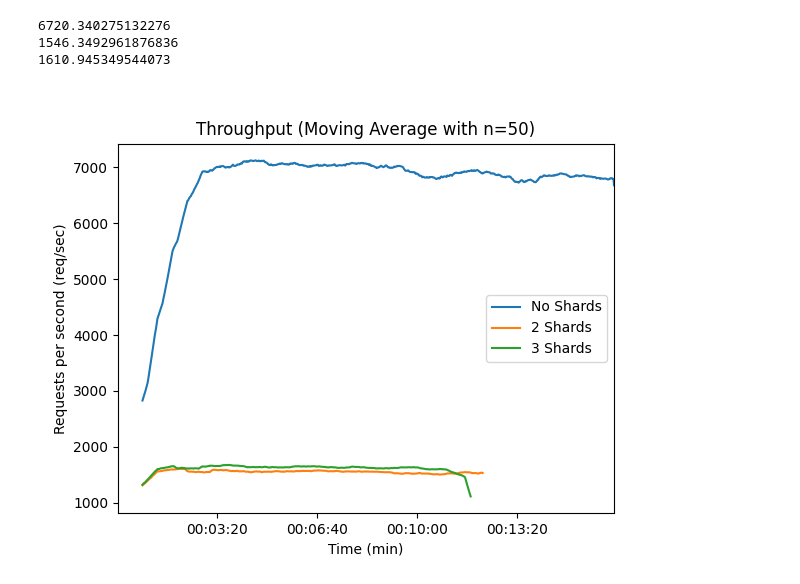
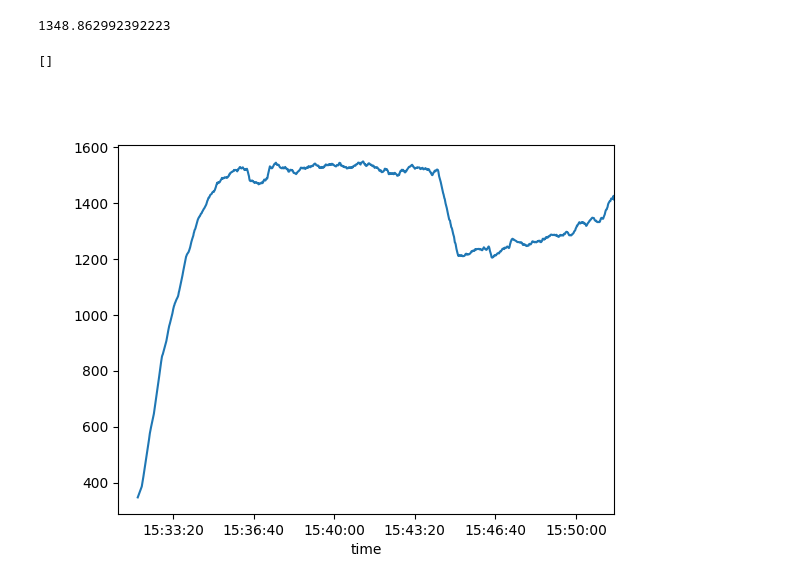
Before and after one commit to Corgam/mongo_benchmark, a Jupyter notebook: data_analysis/throughput_single.ipynb, the cells around one changed output. Saved outputs shown, nothing was run; the diff lists cells and outputs as text; code cells hidden in the pictures.

Commit message:
Uploaded latency figures

```diff
--- a/data_analysis/throughput_single.ipynb
+++ b/data_analysis/throughput_single.ipynb
@@ -8,0 +1,21 @@ DATA_PATH3 = "Results_benchmarks3\Sorted_Results7_Shards3_06-02-2022_22-38-15.tx
+# %%
+"""
+Notebook usage:
+
+Plots:
+    1. Throughput for all sharding scenarios from one experiment.
+
+Setup:
+    In order to run, change the DATA_PATHS to corresponding files.
+    To show only 2 and 3 shards, comment out the section with no shards.
+
+Note: it is not guaranteed that the plotting will work for new data. Some of the variables where changed by hand,
+ and need to be changed again when new data is plotted.
+"""
+%matplotlib widget
+import pandas as pd
+import matplotlib.pyplot as plt
+import datetime
+DATA_PATH_NO_SHARDS = "Results_benchmark_start1\Sorted_Results11_Shards1_07-02-2022_16-52-42.txt.csv"
+DATA_PATH_2_SHARDS = "Results_benchmark_start1\Sorted_Results9_Shards2_07-02-2022_13-42-32.txt.csv"
+DATA_PATH_3_SHARDS = "Results_benchmark_start1\Sorted_Results10_Shards3_07-02-2022_14-58-06.txt.csv"
@@ -9,32 +36,24 @@ DATA_PATH3 = "Results_benchmarks3\Sorted_Results7_Shards3_06-02-2022_22-38-15.tx
+# %%
+### 2 SHARDS
+df: pd.DataFrame = pd.read_csv(DATA_PATH_2_SHARDS)
+df_responses = df[df.action == "ReceivedResponse"]
+df_responses = df_responses[["time","latency"]]
+df_responses["time"] = pd.to_datetime(df_responses["time"])
+# Start: 2022-02-06 20:50:57.016553
+df_responses["time"] = df_responses["time"].apply(lambda x: x-datetime.datetime(2022, 2, 6,20,50,57,16553))
+df_responses = df_responses.set_index("time")
+seconds = df_responses.latency.resample("S").count()
+seconds = seconds.rolling(50).mean()
+print(seconds.mean())
+ax = seconds.plot(label="2 Shards")
+ax.plot()
+# %% [output]
+1348.862992392223
+[]
+[figure, added]
 # %%
-
-df: pd.DataFrame = pd.read_csv(DATA_PATH)
-df_responses = df[df.action == "ReceivedResponse"]
-df_responses = df_responses[["time","latency"]]
-df_responses["time"] = pd.to_datetime(df_responses["time"])
-# Start: 2022-02-06 22:00:28.762505
-df_responses["time"] = df_responses["time"].apply(lambda x: x-datetime.datetime(2022, 2, 6,22,00,28,762505))
-df_responses = df_responses.set_index("time")
-seconds = df_responses.latency.resample("S").count()
-seconds = seconds.rolling(50).mean()
-print(seconds.mean())
-ax = seconds.plot(label="No Shards")
-ax.plot()
-
-df: pd.DataFrame = pd.read_csv(DATA_PATH2)
-df_responses = df[df.action == "ReceivedResponse"]
-df_responses = df_responses[["time","latency"]]
-df_responses["time"] = pd.to_datetime(df_responses["time"])
-# Start: 2022-02-06 20:50:57.016553
-df_responses["time"] = df_responses["time"].apply(lambda x: x-datetime.datetime(2022, 2, 6,20,50,57,16553))
-df_responses = df_responses.set_index("time")
-seconds = df_responses.latency.resample("S").count()
-seconds = seconds.rolling(50).mean()
-print(seconds.mean())
-ax = seconds.plot(label="2 Shards")
-ax.plot()
-
-df: pd.DataFrame = pd.read_csv(DATA_PATH3)
+### 3 SHARDS
+df: pd.DataFrame = pd.read_csv(DATA_PATH_3_SHARDS)
 df_responses = df[df.action == "ReceivedResponse"]
 df_responses = df_responses[["time","latency"]]
 df_responses["time"] = pd.to_datetime(df_responses["time"])
@@ -47,8 +66,3 @@ print(seconds.mean())
 ax = seconds.plot(label="3 Shards",ylabel= "Requests per second (req/sec)", xlabel="Time (min)", title="Throughput (Moving Average with n=50)")
 plt.legend(loc='center right')
 plt.show()
-# %% [output]
-6720.340275132276
-1546.3492961876836
-1610.945349544073
-[figure, removed]
```
Also changed, not shown: parts of 2 cells of this notebook, 7 other files.
